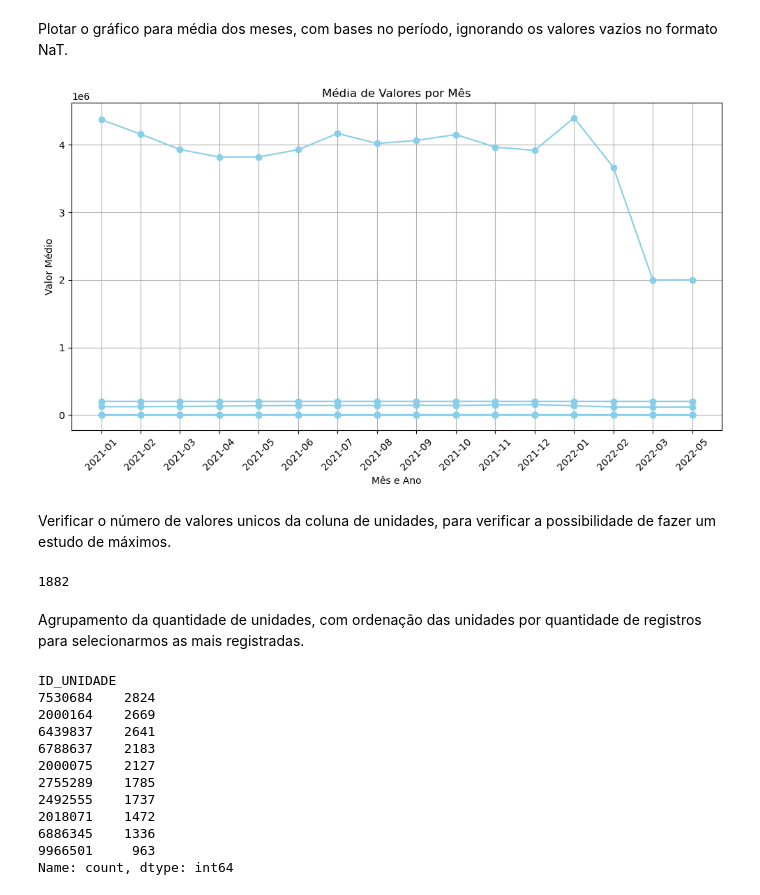
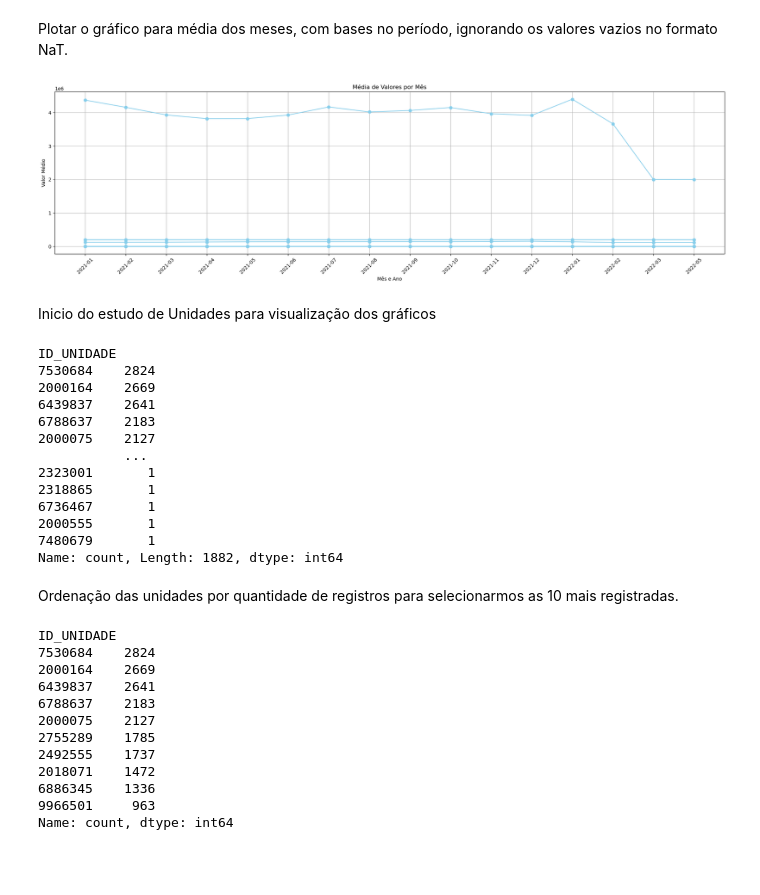
Before and after one commit to luanalorhanni/estudo-dengue-1, a Jupyter notebook: dengbr21/base-dengue-21.ipynb, the cells around one changed output. Drawn from its saved outputs; the diff is of its cells as text; code cells hidden in the pictures; blank space fills up the shorter version.

Commit message:
segundo pull de arquivos - estudos de machine learn das bases

```diff
--- a/base-dengue-1.ipynb
+++ b/dengbr21/base-dengue-21.ipynb
@@ -242,25 +228,37 @@ dengue_data_notific = dengue.groupby(dengue['DT_NOTIFIC'].dt.to_period('M')).mea
 Plotar o gráfico para média dos meses, com bases no período, ignorando os valores vazios no formato NaT.
 # %%
 # Plotar o gráfico de média de Meses
-plt.figure(figsize=(10, 6))
+plt.figure(figsize=(20, 6))
 plt.plot(dengue_data_notific.index.astype(str), dengue_data_notific, marker='o', linestyle='-', color='skyblue')
 plt.title('Média de Valores por Mês')
 plt.xlabel('Mês e Ano')
 plt.ylabel('Valor Médio')
 plt.xticks(rotation=45)
 plt.grid(True)
 plt.tight_layout()
 plt.show()
 # %% [output]
-[figure, old version]
+[figure, new version]
-# %% [markdown]
-Verificar o número de valores unicos da coluna de unidades, para verificar a possibilidade de fazer um estudo de máximos.
+# %% [markdown]
+Inicio do estudo de Unidades para visualização dos gráficos
 # %%
-dengue['ID_UNIDADE'].nunique(dropna = True)
+dengue['ID_UNIDADE'].value_counts()
 # %% [output]
-1882
+ID_UNIDADE
+7530684    2824
+2000164    2669
+6439837    2641
+6788637    2183
+2000075    2127
+           ...
+2323001       1
+2318865       1
+6736467       1
+2000555       1
+7480679       1
+Name: count, Length: 1882, dtype: int64
 # %% [markdown]
-Agrupamento da quantidade de unidades, com ordenação das unidades por quantidade de registros para selecionarmos as mais registradas.
+Ordenação das unidades por quantidade de registros para selecionarmos as 10 mais registradas.
 # %%
 dengue_unidades = dengue['ID_UNIDADE'].value_counts() #Contagem total de valores registrados
 unidades_max = dengue_unidades.head(10) #Atribuição do índice para a especificação de registros
```
Also changed, not shown: parts of 13 cells of this notebook, 4 other files.
